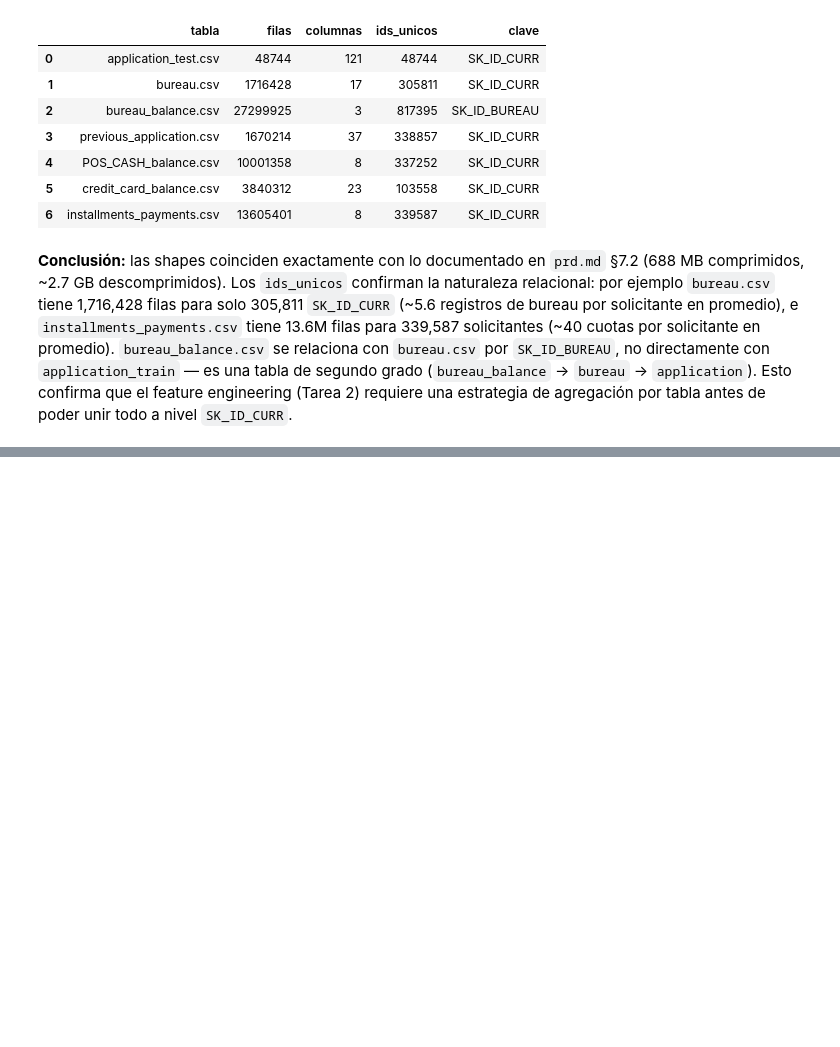
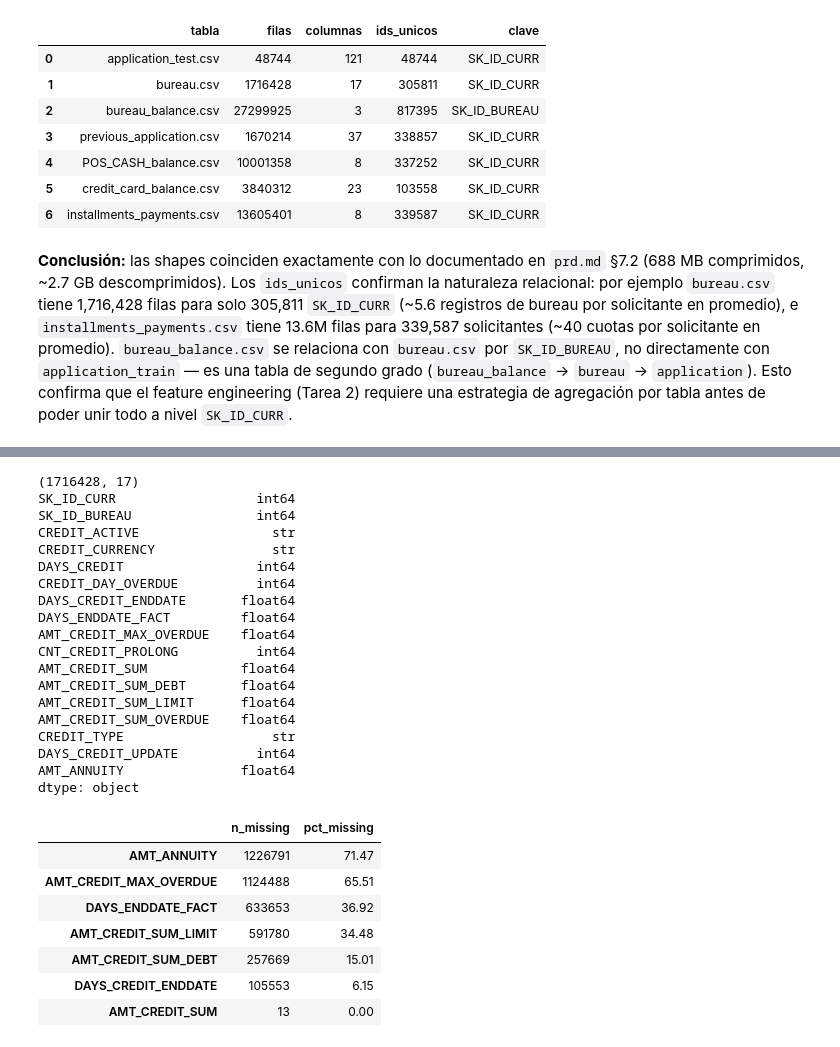
Before and after one commit to lorenzotomasdiez/credixai, a Jupyter notebook: notebooks/01_eda.ipynb, the cells around one changed output, grey strips where cells are left out. Drawn from its saved outputs; the diff is of its cells as text; code cells hidden in the pictures; blank space fills up the shorter version.

```diff
--- a/notebooks/01_eda.ipynb
+++ b/notebooks/01_eda.ipynb
@@ -249,0 +254,36 @@ pd.DataFrame(summary_rows)
+# %%
+bureau = pd.read_csv(f"{DATA_DIR}/bureau.csv")
+print(bureau.shape)
+print(bureau.dtypes)
+
+bureau_missing = bureau.isnull().sum()
+bureau_missing_pct = (bureau_missing / len(bureau) * 100).round(2)
+pd.DataFrame({"n_missing": bureau_missing, "pct_missing": bureau_missing_pct}).query("n_missing > 0").sort_values("pct_missing", ascending=False)
+# %% [output]
+(1716428, 17)
+SK_ID_CURR                  int64
+SK_ID_BUREAU                int64
+CREDIT_ACTIVE                 str
+CREDIT_CURRENCY               str
+DAYS_CREDIT                 int64
+CREDIT_DAY_OVERDUE          int64
+DAYS_CREDIT_ENDDATE       float64
+DAYS_ENDDATE_FACT         float64
+AMT_CREDIT_MAX_OVERDUE    float64
+CNT_CREDIT_PROLONG          int64
+AMT_CREDIT_SUM            float64
+AMT_CREDIT_SUM_DEBT       float64
+AMT_CREDIT_SUM_LIMIT      float64
+AMT_CREDIT_SUM_OVERDUE    float64
+CREDIT_TYPE                   str
+DAYS_CREDIT_UPDATE          int64
+AMT_ANNUITY               float64
+dtype: object
+|  | n_missing | pct_missing |
+| AMT_ANNUITY | 1226791 | 71.47 |
+| AMT_CREDIT_MAX_OVERDUE | 1124488 | 65.51 |
+| DAYS_ENDDATE_FACT | 633653 | 36.92 |
+| AMT_CREDIT_SUM_LIMIT | 591780 | 34.48 |
+| AMT_CREDIT_SUM_DEBT | 257669 | 15.01 |
+| DAYS_CREDIT_ENDDATE | 105553 | 6.15 |
+| AMT_CREDIT_SUM | 13 | 0.00 |
```
Also changed, not shown: parts of 26 cells of this notebook, 1 other file.
